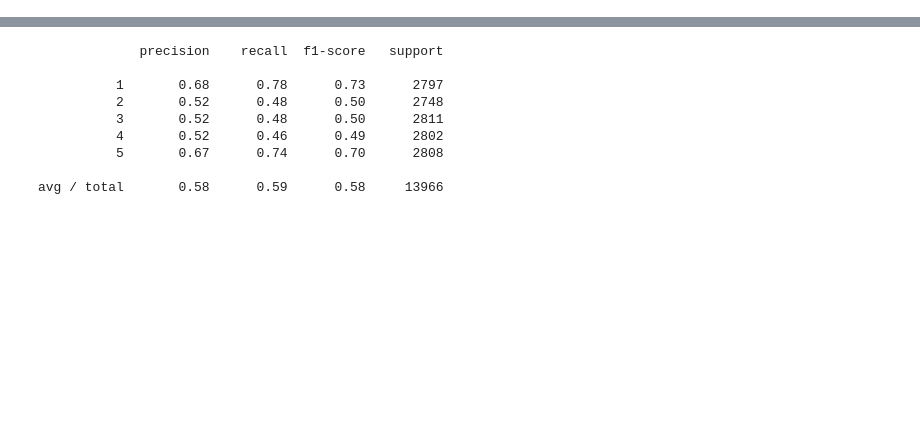
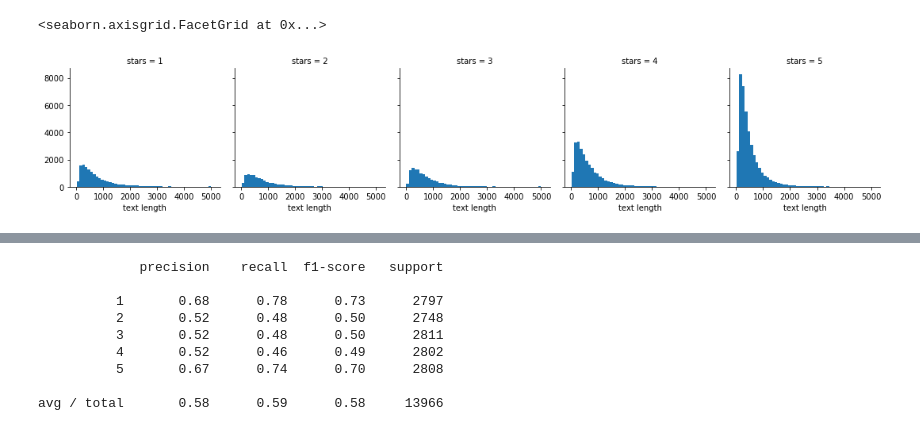
Before and after one commit to onuriel/Yelp_Challenge, a Jupyter notebook: Untitled.ipynb, the cells around one changed output, grey strips where cells are left out. Saved outputs shown, nothing was run; the diff lists cells and outputs as text; code cells hidden in the pictures; blank space fills up the shorter version.

```diff
--- a/Untitled.ipynb
+++ b/Untitled.ipynb
@@ -16,7 +23,7 @@ CHECKIN_FOLDER = os.path.join('dataset', 'checkin.json')
 TIP_FOLDER = os.path.join('dataset', 'tip.json')
 USER_FOLDER = os.path.join('dataset', 'user.json')
 # %%
-review_data = pd.read_json(REVIEW_FOLDER, lines=True, chunksize=100000)
+review_data = pd.read_json(REVIEW_FOLDER, lines=True, chunksize=200000)
 # business_data = pd.read_json(BUSINESS_FOLDER, lines=True)
 # checkin_data = pd.read_json(CHECKIN_FOLDER, lines=True)
 # tip_data = pd.read_json(TIP_FOLDER, lines=True)
@@ -37,0 +88,6 @@ rev_data.head()
+# %%
+g = sns.FacetGrid(data=rev_data, col='stars')
+g.map(plt.hist, 'text length', bins=50)
+# %% [output]
+<seaborn.axisgrid.FacetGrid at 0x...>
+[figure, added]
```
Also changed, not shown: parts of 34 cells of this notebook.
